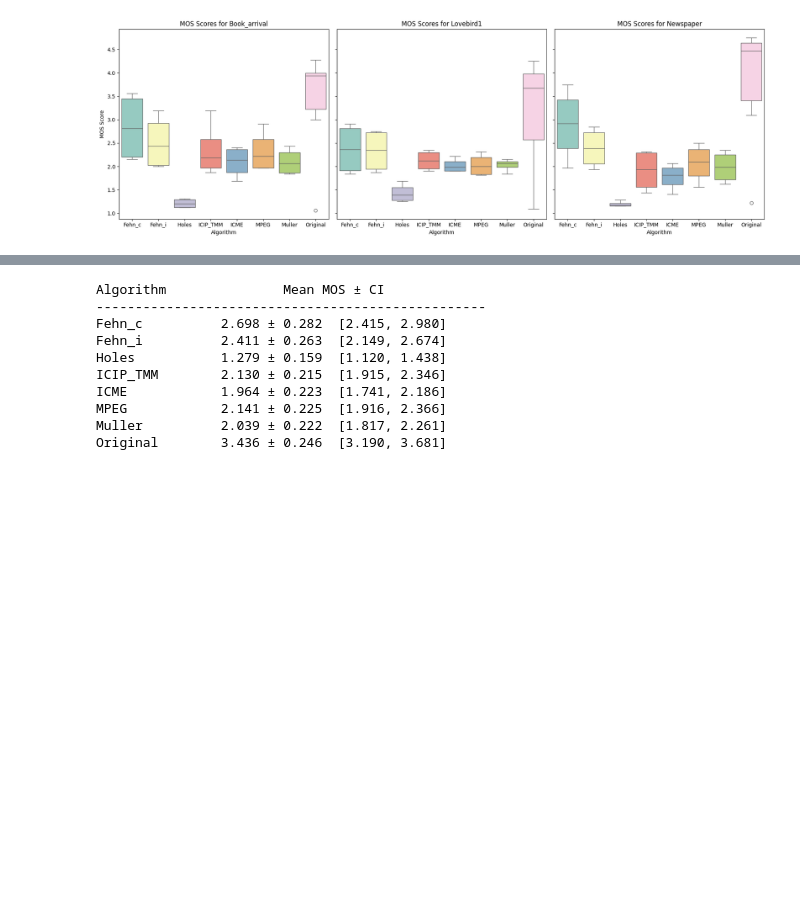
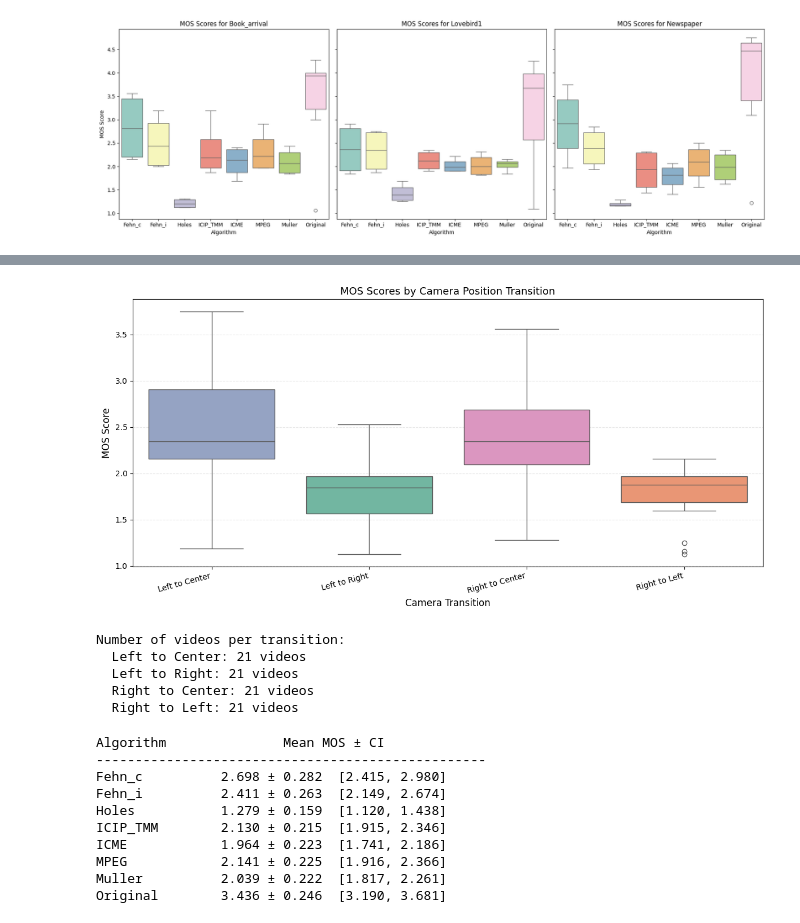
Before and after one commit to marrryzebwjq/Quality-of-Experience, a Jupyter notebook: project copy.ipynb, the cells around one changed output, grey strips where cells are left out. Saved outputs shown, nothing was run; the diff lists cells and outputs as text; code cells hidden in the pictures; blank space fills up the shorter version.

```diff
--- a/project copy.ipynb
+++ b/project copy.ipynb
@@ -260,3 +300,38 @@ plt.show()
+# %%
+fig, ax = plt.subplots(figsize=(12, 6))
+
+# Filter data: only non-Original videos
+df_cam_transitions = df_videos[df_videos['Algo'] != 'Original'].copy()
+
+# Create a transition label combining from and to positions
+df_cam_transitions['transition'] = df_cam_transitions['from_cam_position'] + ' to ' + df_cam_transitions['to_cam_position']
+
+# Filter only the 4 specific transitions
+valid_transitions = ['Left to Center', 'Left to Right', 'Right to Center', 'Right to Left']
+df_cam_transitions = df_cam_transitions[df_cam_transitions['transition'].isin(valid_transitions)]
+
+# Create boxplot with specified order
+sns.boxplot(x="transition", y="MOS", data=df_cam_transitions, hue="transition", palette="Set2", ax=ax,
+            order=valid_transitions, legend=False)
+ax.set_xlabel('Camera Transition', fontsize=12)
+ax.set_ylabel('MOS Score', fontsize=12)
+ax.set_title('MOS Scores by Camera Position Transition', fontsize=13)
+ax.grid(alpha=0.3, linestyle='--', axis='y')
+plt.xticks(rotation=15, ha='right')
+plt.tight_layout()
+plt.show()
+
+print(f"\nNumber of videos per transition:")
+for transition in valid_transitions:
+    count = len(df_cam_transitions[df_cam_transitions['transition'] == transition])
+    print(f"  {transition}: {count} videos")
+# %% [output]
+[figure, added]
+Number of videos per transition:
+  Left to Center: 21 videos
+  Left to Right: 21 videos
+  Right to Center: 21 videos
+  Right to Left: 21 videos
 # %%
 # Display MOS and CI from dataframe
 print("Algorithm\t\tMean MOS ± CI")
```
Also changed, not shown: parts of 2 cells of this notebook.
